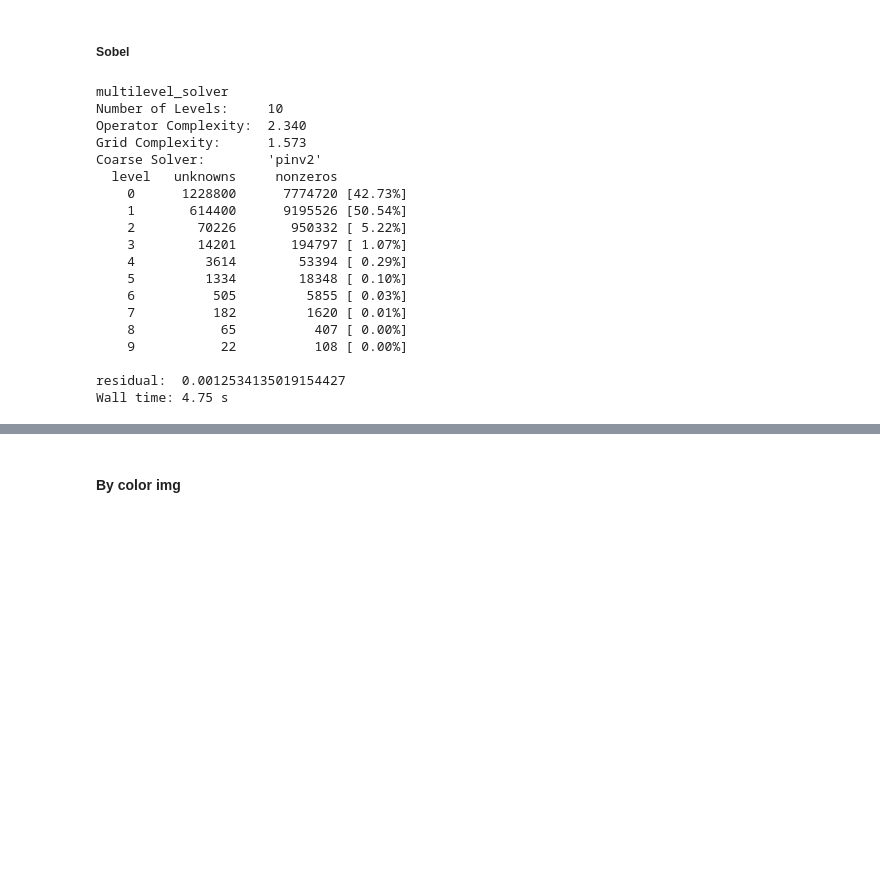
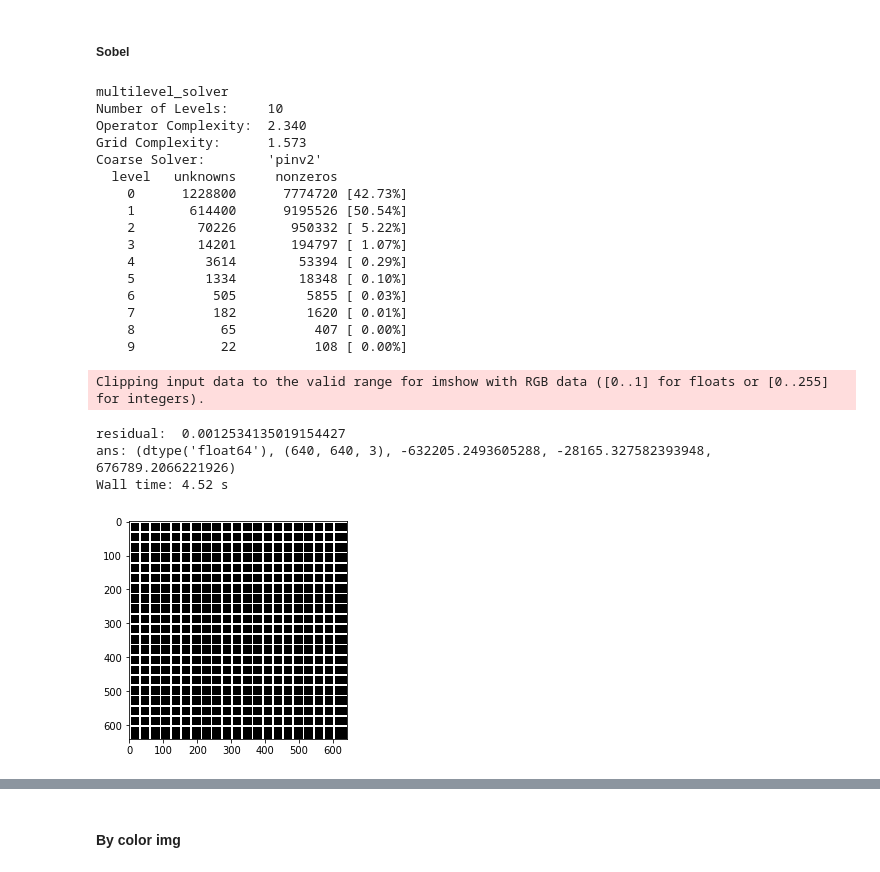
Before and after one commit to NikolaiSviridov/Specular-Highlight-Removal, a Jupyter notebook: multiple/Specular highlights detection and reduction with multi-flash photography/main.ipynb, the cells around one changed output, grey strips where cells are left out. Saved outputs shown, nothing was run; the diff lists cells and outputs as text; code cells hidden in the pictures; blank space fills up the shorter version.

```diff
--- a/multiple/Specular highlights detection and reduction with multi-flash photography/main.ipynb
+++ b/multiple/Specular highlights detection and reduction with multi-flash photography/main.ipynb
@@ -194,24 +194,28 @@ shape = (size, size, 3)
 ##### Sobel
 # %%
 %%time
-ans_sobel = solve_poisson(shape, div_G_sobel)
+ans_sobel = solve_poisson(shape, div_G_sobel).reshape(-1, size, 3)
+plt.imshow(ans_sobel)
+print(f"ans: {stats(ans_sobel)}")
 # %% [output]
 multilevel_solver
 Number of Levels:     10
 Operator Complexity:  2.340
 Grid Complexity:      1.573
 Coarse Solver:        'pinv2'
   level   unknowns     nonzeros
     0      1228800      7774720 [42.73%]
     1       614400      9195526 [50.54%]
     2        70226       950332 [ 5.22%]
     3        14201       194797 [ 1.07%]
     4         3614        53394 [ 0.29%]
     5         1334        18348 [ 0.10%]
     6          505         5855 [ 0.03%]
     7          182         1620 [ 0.01%]
     8           65          407 [ 0.00%]
     9           22          108 [ 0.00%]
-
-residual:  0.0012534135019154427
-Wall time: 4.75 s
+Clipping input data to the valid range for imshow with RGB data ([0..1] for floats or [0..255] for integers).
+residual:  0.0012534135019154427
+ans: (dtype('float64'), (640, 640, 3), -632205.2493605288, -28165.327582393948, 676789.2066221926)
+Wall time: 4.52 s
+[figure, added]
```
Also changed, not shown: parts of 7 cells of this notebook.
